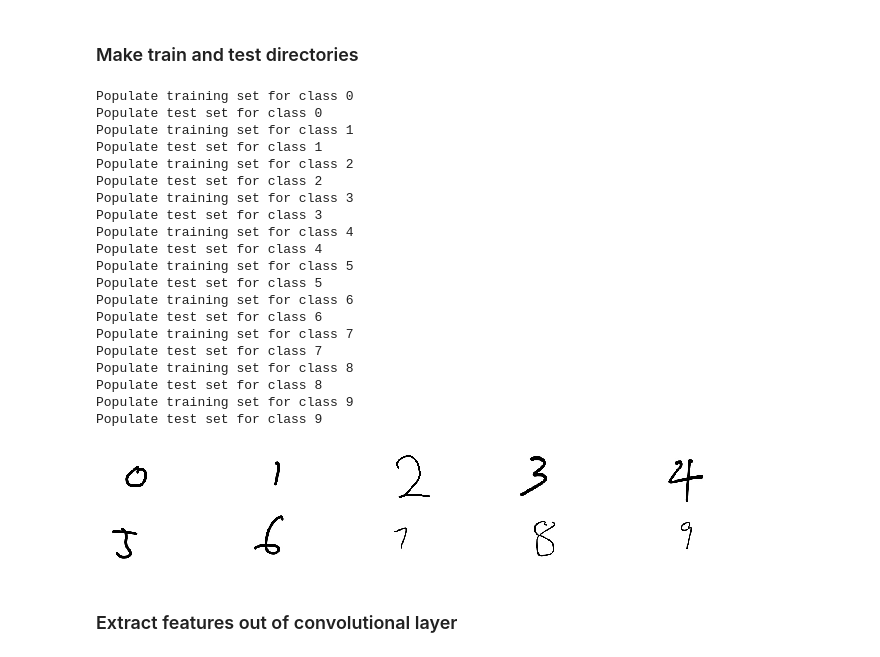
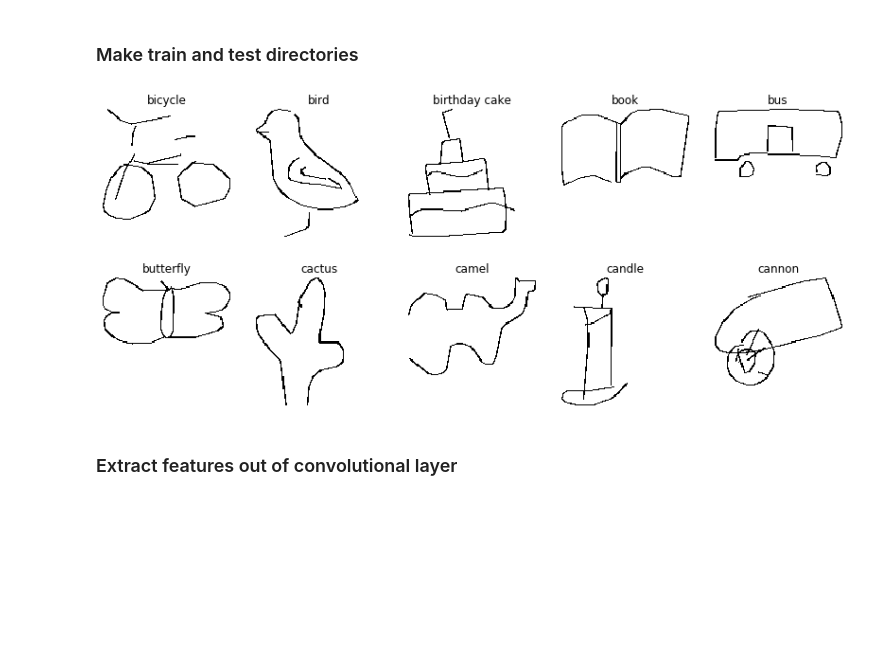
Before and after one commit to LaurentFerhi/Transfer_learning_as_feature_engineering, a Jupyter notebook: Transfer_learning_Alexnet_clf.ipynb, the cells around one changed output. Cells and saved outputs as stored; diff of their text form; code cells hidden in the pictures; blank space fills up the shorter version.

```diff
--- a/Transfer_learning_Alexnet_clf.ipynb
+++ b/Transfer_learning_Alexnet_clf.ipynb
@@ -6,6 +5,11 @@ import os
 from IPython.display import display, clear_output
 import shutil
 import random
+from tqdm import tqdm
+import pickle as pk
+
+import pandas as pd
+import numpy as np
 
 from PIL import Image
 import torch
@@ -21,17 +25,14 @@ from sklearn.pipeline import Pipeline
 from sklearn.model_selection import GridSearchCV
 from sklearn.metrics import confusion_matrix, classification_report
 
-import pandas as pd
-import numpy as np
-
 import matplotlib.pyplot as plt
 import seaborn as sns
-import pickle as pk
+sns.set()
 # %% [markdown]
 ### Make train and test directories
 # %%
 # Create train and test folders
-for train_test_dir in ['train','test']:
+for train_test_dir in ['train/','test/']:
     try:
         os.mkdir('data/'+train_test_dir)
     except:
@@ -43,7 +44,7 @@ dataset_dir = os.path.join(data_dir, 'dataset/')
 train_dir = os.path.join(data_dir, 'train/')
 test_dir = os.path.join(data_dir, 'test/')
 # %%
-for subdir in os.listdir(dataset_dir):
+for subdir in tqdm(os.listdir(dataset_dir)):
     l = os.listdir(dataset_dir+subdir)
     train, test, _ , _ = train_test_split(l,[subdir for i in range(len(l))],test_size=0.2, random_state=42)
 
@@ -55,51 +56,29 @@ for subdir in os.listdir(dataset_dir):
             pass
 
     # Populate train and test folders
-    print('Populate training set for class {}'.format(subdir))
     for item in [dataset_dir+subdir+'/'+f for f in train] :
         shutil.copy(item, train_dir+subdir)
 
-    print('Populate test set for class {}'.format(subdir))
     for item in [dataset_dir+subdir+'/'+f for f in test] :
         shutil.copy(item, test_dir+subdir)
-# %% [output]
-Populate training set for class 0
-Populate test set for class 0
-Populate training set for class 1
-Populate test set for class 1
-Populate training set for class 2
-Populate test set for class 2
-Populate training set for class 3
-Populate test set for class 3
-Populate training set for class 4
-Populate test set for class 4
-Populate training set for class 5
-Populate test set for class 5
-Populate training set for class 6
-Populate test set for class 6
-Populate training set for class 7
-Populate test set for class 7
-Populate training set for class 8
-Populate test set for class 8
-Populate training set for class 9
-Populate test set for class 9
 # %%
-fig,ax = plt.subplots(figsize=(12,2))
+fig,ax = plt.subplots(figsize=(14,6))
 
 lines=2
 cols=5
 i=1
 
 # sample from train dir
-for subdir in os.listdir(train_dir):
+for subdir in os.listdir(train_dir)[10:20]:
     sample = random.sample(os.listdir(train_dir+subdir),1)[0]
     im = Image.open(train_dir+subdir+'/'+sample)
     plt.subplot(lines,cols,i)
     plt.imshow(np.asarray(im))
     plt.axis('off')
+    plt.title(subdir)
     i+=1
 # %% [output]
-[figure, old version]
+[figure, new version]
 # %% [markdown]
 ### Extract features out of convolutional layer
 # %%
```
Also changed, not shown: parts of 12 cells of this notebook.
